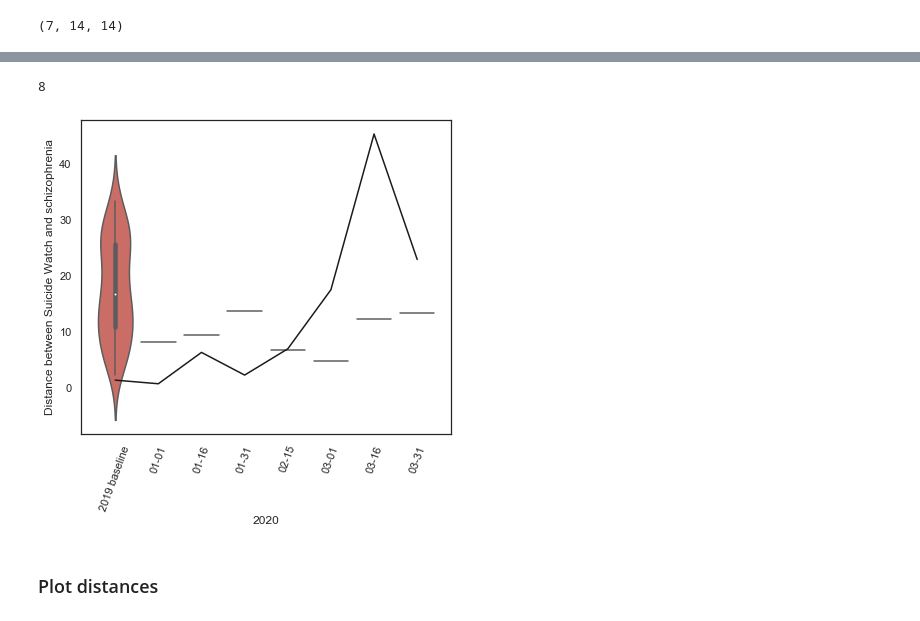
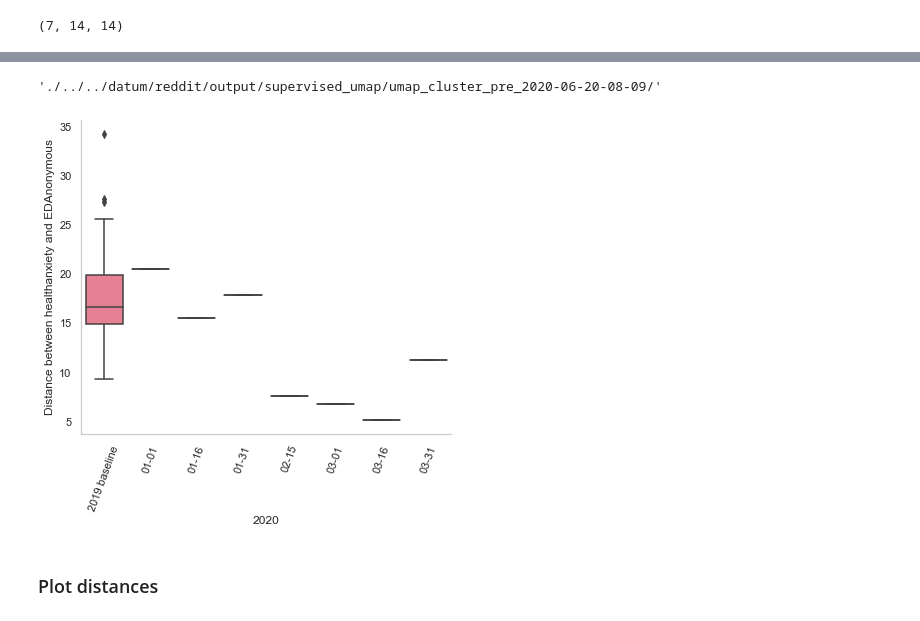
Before and after one commit to danielmlow/reddit, a Jupyter notebook: reddit_cluster.ipynb, the cells around one changed output, grey strips where cells are left out. Saved outputs shown, nothing was run; the diff lists cells and outputs as text; code cells hidden in the pictures.

```diff
--- a/reddit_cluster.ipynb
+++ b/reddit_cluster.ipynb
@@ -1107,13 +1129,17 @@ autism
+# %%
+# Either re-run above or load for reproducibility
+input_dir = './../../datum/reddit/output/supervised_umap/umap_cluster_post_2020-06-15-09-45/'
+results_i_dists_hausdorff = np.load(input_dir+'run_1300_umap_gs_dists_hausdorff.npy')
 # %%
 # For each timestep, pairwise distance between clusters
 results_i_dists_hausdorff.shape
 # %% [output]
 (7, 14, 14)
 # %%
-# Choose a subreddit for the example
+# Choose subreddits for the example
 print(subreddits)
-
-sr_example = 'schizophrenia'
-sr_example_index = subreddits.index(sr_example)
+sr_example_a = 'healthanxiety'
+sr_example_b = 'EDAnonymous'
+sr_example_index = subreddits.index(sr_example_b)
 sr_example_index
 # %% [output]
@@ -1146,7 +1172,7 @@ for sr_i in range(len(subreddits)):
             distribution_2019 = dists_all[:,distance_i,sr_i]
             percentile = stats.percentileofscore(distribution_2019, distance_2020)
             percentile_df_sr [distance_i,timestep_i] = percentile
-            if  sr == 'suicidewatch' and distance_i == sr_example_index:
+            if  sr == sr_example_a and distance_i == sr_example_index:
                 # For example plot
                 distances_2020.append(distance_2020)
                 distribution_2019_healthanxiety.append(distribution_2019)
@@ -1162,6 +1186,8 @@ timesteps = days_week[:-1]
 # %%
 distribution_2019_healthanxiety = distribution_2019_healthanxiety[0] #I append it 7 times, but they're all the same
 # %%
+# to add to plot mention of covid19
+add_covid19_mentions = False
 covid_mean = np.array([1.37600246e-04, 9.57345045e-05, 1.19084550e-04, 1.38857552e-04,
        1.58399398e-04, 1.46508084e-04, 1.36883143e-04, 7.28435534e-05,
        8.05822045e-05, 1.04981156e-04, 1.99514315e-04, 3.97653861e-04,
@@ -1176,3 +1202,7 @@ covid_mean = np.array([1.37600246e-04, 9.57345045e-05, 1.19084550e-04, 1.3885755
        3.13137661e-03, 2.71011345e-03, 3.16281317e-03, 2.79342252e-03,
        2.83837582e-03, 2.29320931e-03, 2.45448753e-03, 2.89407344e-03,
        2.31492345e-03, 2.16047706e-03, 2.07815072e-03, 2.13970058e-03])
+
+x_covid = range(8)
+y_covid = covid_mean[::7][:8]*10000
+print(len(y_covid))
@@ -1199,33 +1211,37 @@ array([1.37600246e-04, 9.57345045e-05, 1.19084550e-04, 1.38857552e-04,
-# %%
-x_covid = range(8)
-y_covid = covid_mean[::7][:8]*10000
-print(len(y_covid))
-# %% [output]
-8
+# %%
+output_dir
+# %% [output]
+'./../../datum/reddit/output/supervised_umap/umap_cluster_pre_2020-06-20-08-09/'
 # %%
-sns.set(style='white', rc={'figure.figsize':(6,6)}, font_scale =1, palette=sns.color_palette("husl", 7))
+sns.set(rc={'figure.figsize':(6,6)}, font_scale =1, palette=sns.color_palette("husl", 7))
+sns.set_style("white", {"axes.edgecolor": ".8"})
 
 y = list(distribution_2019_healthanxiety)
 
 x = ['2019 baseline']*50
 
 for i in range(len(timesteps)):
     date = timesteps[i].replace('2020/', '')
     date_new = date.replace('/', '-')
 #     date_new = date+'-'+date[:3]+str(int(date[-2:])+15)
     x = x + [date_new]*50
     y = y + [distances_2020[i]]*50
 
 
-sns.violinplot(x=x,y=y, palette='hls')
+sns.boxplot(x=x,y=y, palette='husl')
+sns.despine()
 plt.xticks(rotation=70)
 plt.xlabel('2020')
-plt.ylabel(f'Distance between Suicide Watch and {sr_example}')
-# sns.lineplot(x=x_covid, y = y_covid, c='k')
+plt.ylabel(f'Distance between {sr_example_a} and {sr_example_b}')
+
+
+
+if add_covid19_mentions:
+    sns.lineplot(x=x_covid, y = y_covid, c='k')
 plt.tight_layout()
 plt.savefig(output_dir+'example_distance_distribution.png', dpi=400)
 # %% [output]
-[figure, old version]
+[figure, new version]
 # %% [markdown]
 ### Plot distances
 # %%
```
Also changed, not shown: parts of 21 cells of this notebook, 4 other files.
